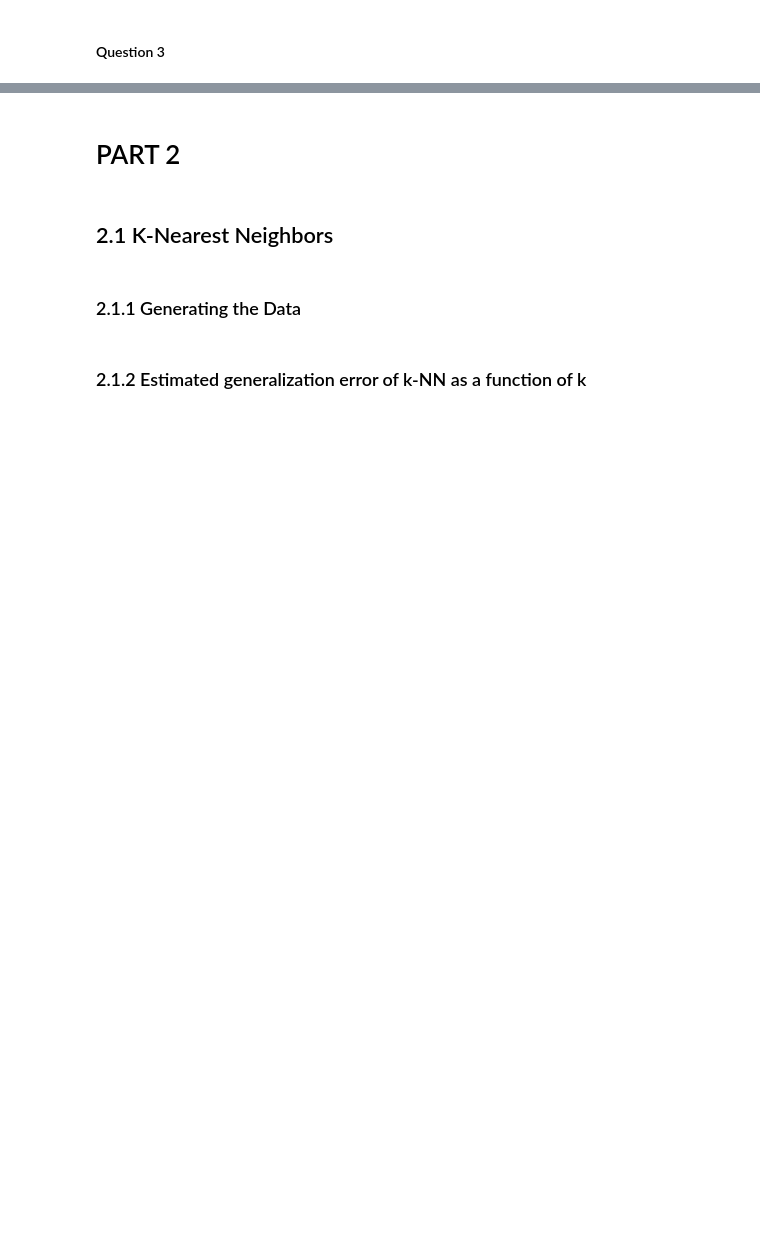
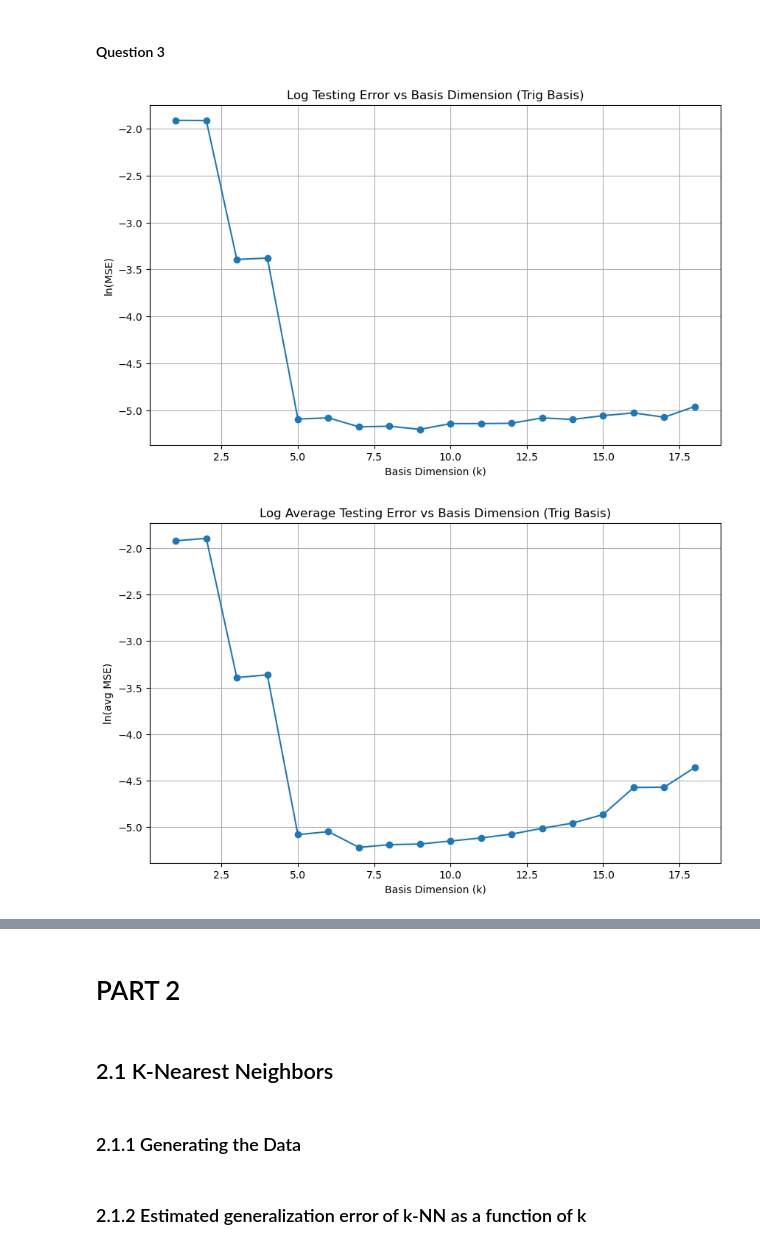
Before and after one commit to 535A59/COMP0078_cw1, a Jupyter notebook: cw1.ipynb, the cells around one changed output, grey strips where cells are left out. Cells and saved outputs as stored; diff of their text form; code cells hidden in the pictures; blank space fills up the shorter version.

```diff
--- a/cw1.ipynb
+++ b/cw1.ipynb
@@ -233,31 +311,33 @@ testing_errors_all = []
 for experiment in range(n_experiments):
 
     x_sample = np.random.uniform(0, 1, 50)
     y_sample = g_sigma(x_sample, sigma=0.07)
 
     testing_errors = []
 
     for degree in degrees:
 
         X_train = extract_features_trig(x_sample, degree)
         coeffs = linear_regression(X_train, y_sample)
 
         # 提取测试特征并计算误差
         X_test = extract_features_trig(x_test, degree)
         y_pred = X_test @ coeffs
         mse = np.mean((y_test - y_pred) ** 2)
         testing_errors.append(mse)
 
-    =
     testing_errors_all.append(testing_errors)
 
 average_testing_errors = np.mean(testing_errors_all, axis=0)
 
 
 plt.figure(figsize=(10, 6))
 plt.plot(degrees, np.log(average_testing_errors), marker='o')
 plt.xlabel('Basis Dimension (k)')
 plt.ylabel('ln(avg MSE)')
 plt.title('Log Average Testing Error vs Basis Dimension (Trig Basis)')
 plt.grid(True)
 plt.show()
+# %% [output]
+[figure, added]
+[figure, added]
```
Also changed, not shown: parts of 15 cells of this notebook.
